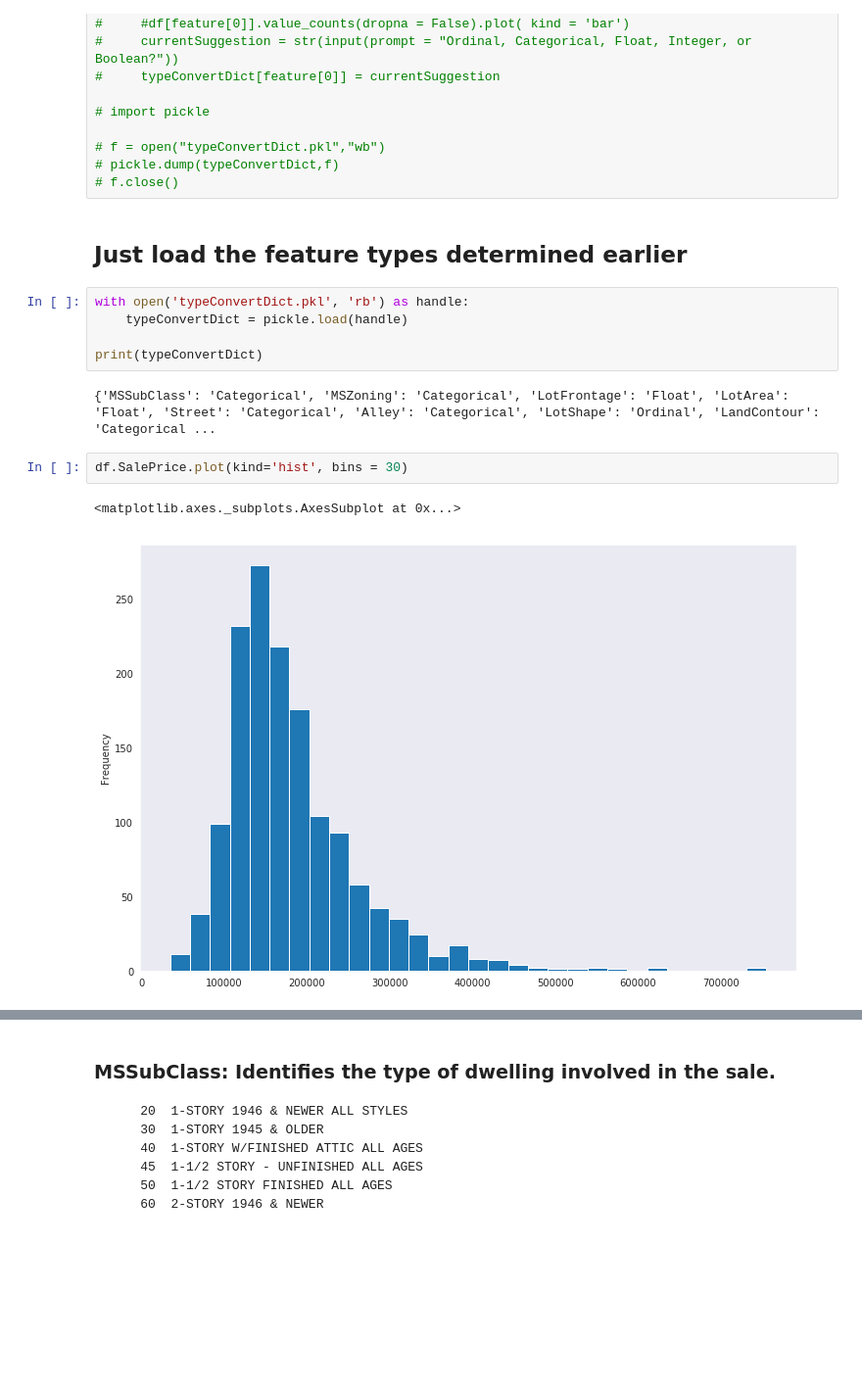
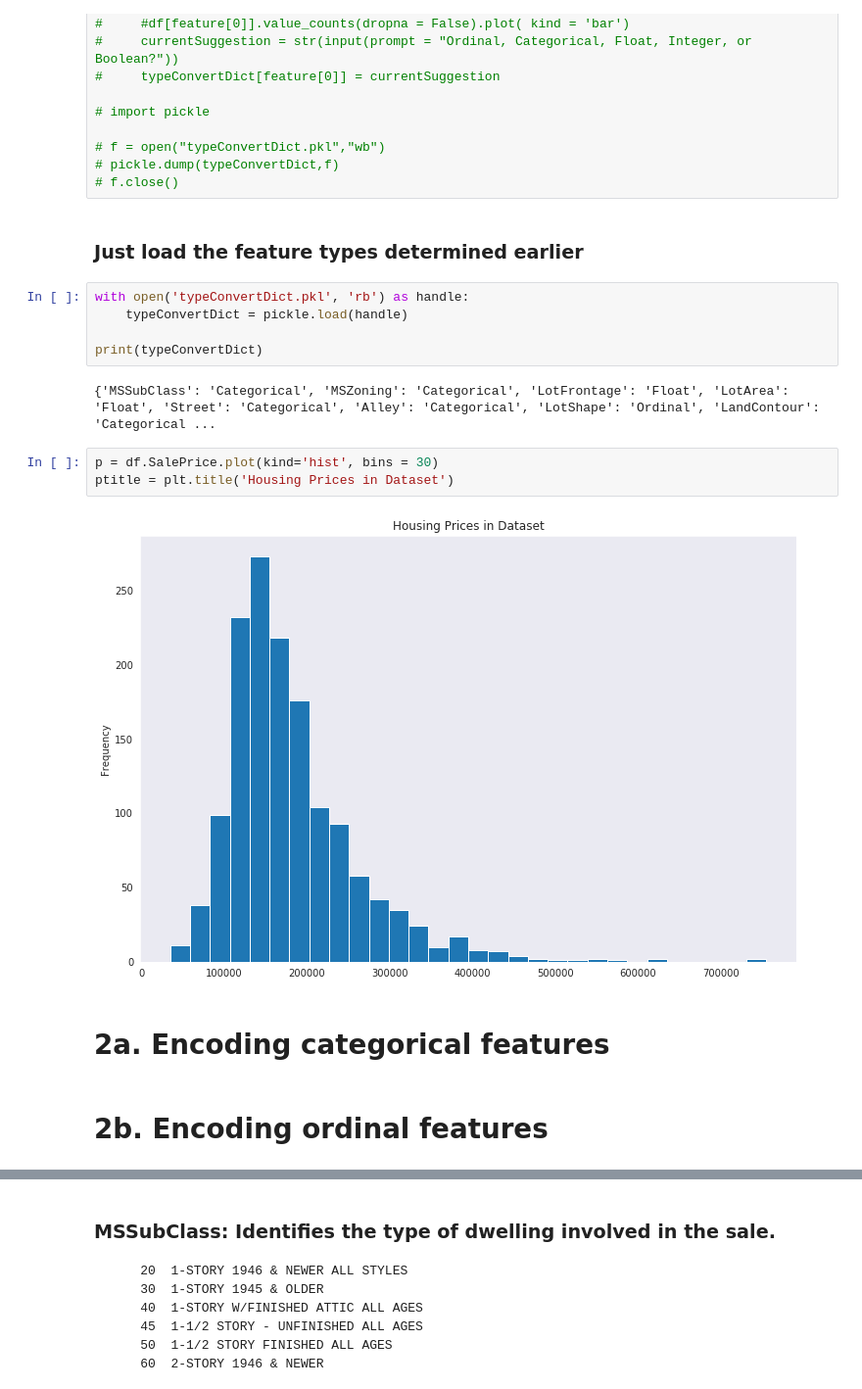
Before and after one commit to InterferencePattern/MST-housing-price-prediction, a Jupyter notebook: 1-FeatureEngineering_James.ipynb, the cells around one changed output, grey strips where cells are left out. Shown at 98% size. Saved outputs shown, nothing was run; the diff lists cells and outputs as text; blank space fills up the shorter version.

```diff
--- a/1-FeatureEngineering_James.ipynb
+++ b/1-FeatureEngineering_James.ipynb
@@ -108,7 +97,7 @@ Length: 80, dtype: object
 # pickle.dump(typeConvertDict,f)
 # f.close()
 # %% [markdown]
-## Just load the feature types determined earlier
+### Just load the feature types determined earlier
 # %%
 with open('typeConvertDict.pkl', 'rb') as handle:
     typeConvertDict = pickle.load(handle)
@@ -117,7 +106,11 @@ print(typeConvertDict)
 # %% [output]
 {'MSSubClass': 'Categorical', 'MSZoning': 'Categorical', 'LotFrontage': 'Float', 'LotArea': 'Float', 'Street': 'Categorical', 'Alley': 'Categorical', 'LotShape': 'Ordinal', 'LandContour': 'Categorical ...
 # %%
-df.SalePrice.plot(kind='hist', bins = 30)
+p = df.SalePrice.plot(kind='hist', bins = 30)
+ptitle = plt.title('Housing Prices in Dataset')
 # %% [output]
-<matplotlib.axes._subplots.AxesSubplot at 0x...>
-[figure, old version]
+[figure, new version]
+# %% [markdown]
+# 2a. Encoding categorical features
+# %% [markdown]
+# 2b. Encoding ordinal features
```
Also changed, not shown: parts of 8 cells of this notebook.
